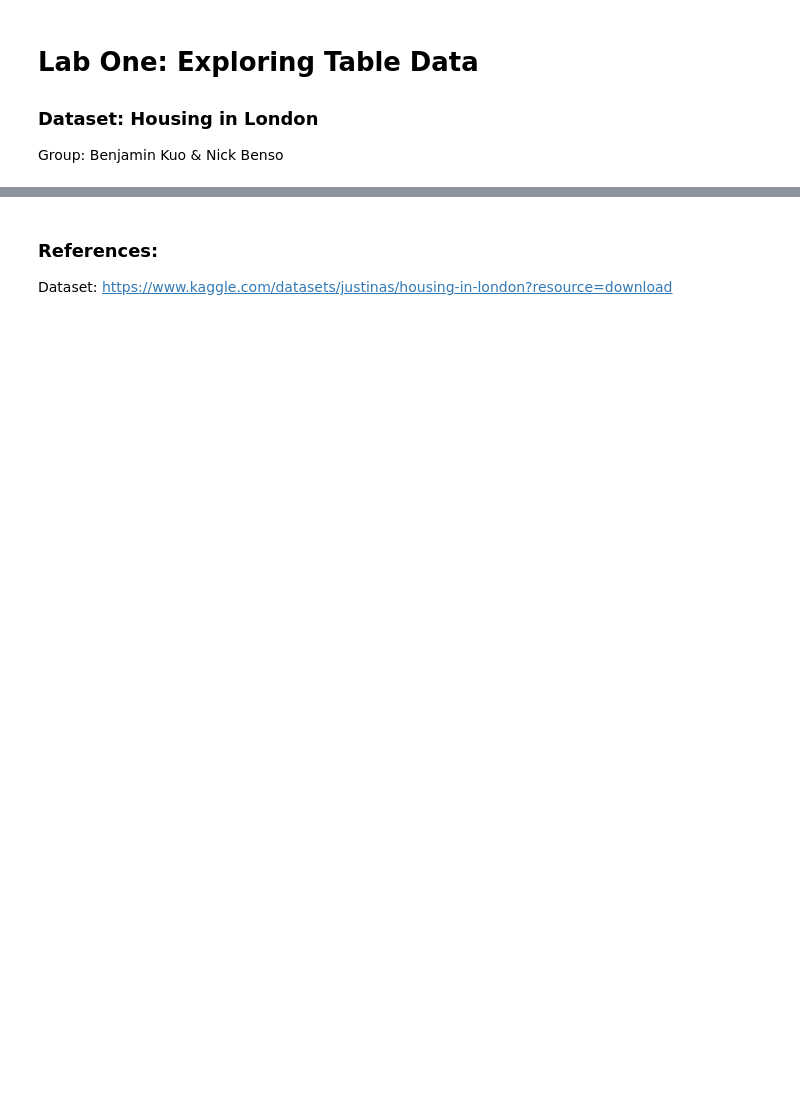
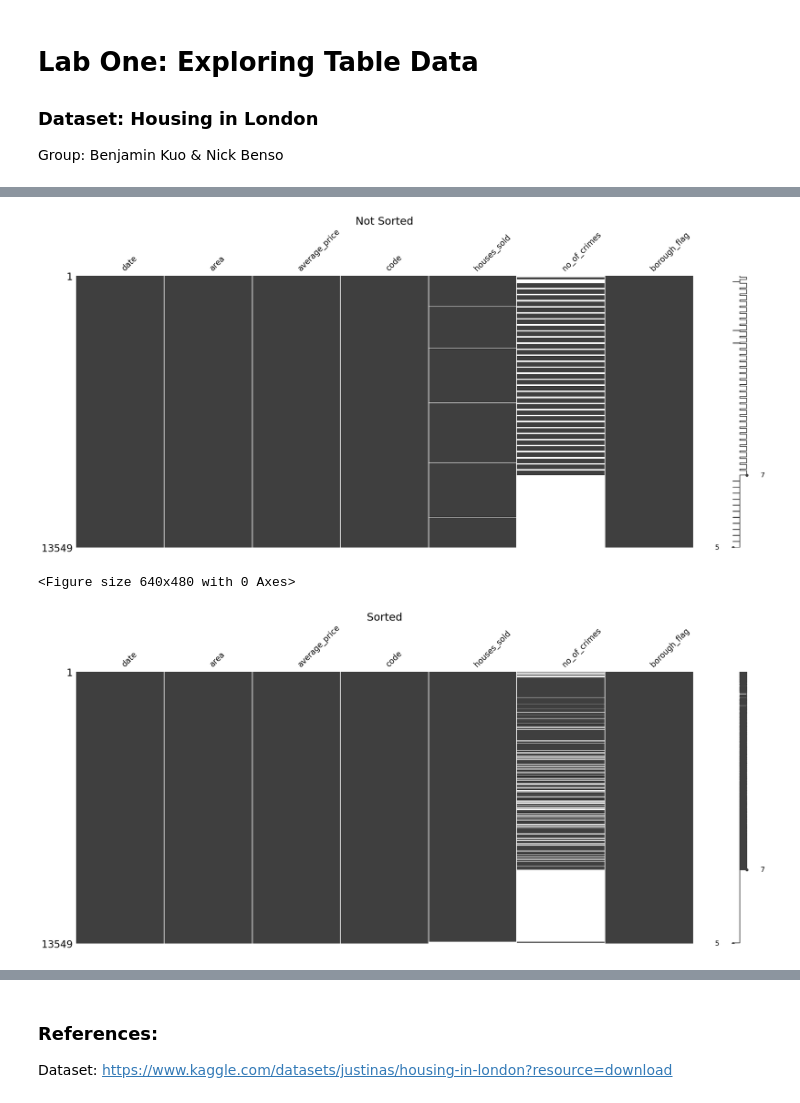
Before and after one commit to bennyandthejetss/ML_Lab1, a Jupyter notebook: Lab1.ipynb, the cells around one changed output, grey strips where cells are left out. Drawn from its saved outputs; the diff is of its cells as text; code cells hidden in the pictures; blank space fills up the shorter version.

Commit message:
Added data discussion and started imputation
Still figuring out how to impute the data.

```diff
--- a/Lab1.ipynb
+++ b/Lab1.ipynb
@@ -7,7 +27,9 @@ Group: Benjamin Kuo & Nick Benso
 # %%
+%config Completer.use_jedi = False
 import pandas as pd
 import numpy as np
+import matplotlib
 
-df = pd.read_csv('london_housing_yearly.csv') # read in the csv file
-df.head()
+df = pd.read_csv('london_housing_monthly.csv') # read in the csv file
+print(df.info())
 # %% [output]
@@ -19,0 +51,13 @@ df.head()
+# %%
+# separate data types
+date_features = 'date'
+bool_features = 'borough_flag'
+numerical_features = ['average_price','houses_sold','no_of_crimes']
+area_categories = df['area'].unique()
+
+# define with correct data types
+df[date_features] = df[date_features].astype(np.datetime64)
+df[bool_features] = df[bool_features].astype(bool)
+df[numerical_features] = df[numerical_features].astype(np.float64)
+
+df.info()
@@ -19,0 +84,20 @@ df.head()
+# %%
+import matplotlib
+import matplotlib.pyplot as plt
+import warnings
+warnings.simplefilter('ignore', DeprecationWarning)
+%matplotlib inline
+
+import missingno as mn
+
+mn.matrix(df)
+plt.title("Not Sorted",fontsize=22)
+plt.figure()
+
+mn.matrix(df.sort_values(by=["houses_sold","no_of_crimes"]))
+plt.title("Sorted",fontsize=22)
+plt.show()
+# %% [output]
+[figure, added]
+<Figure size 640x480 with 0 Axes>
+[figure, added]
```
Also changed, not shown: parts of 6 cells of this notebook.
